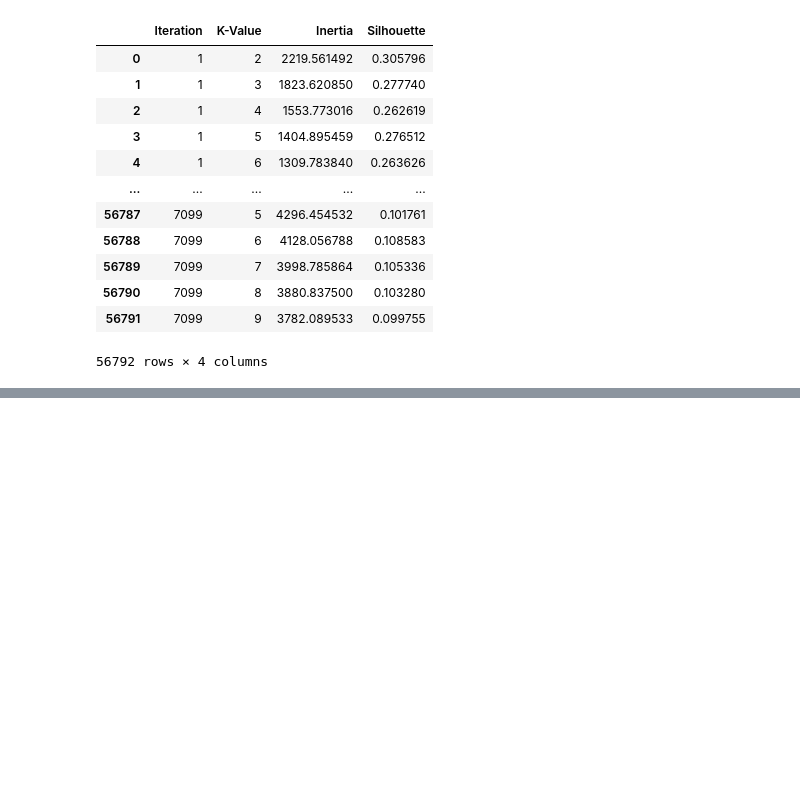
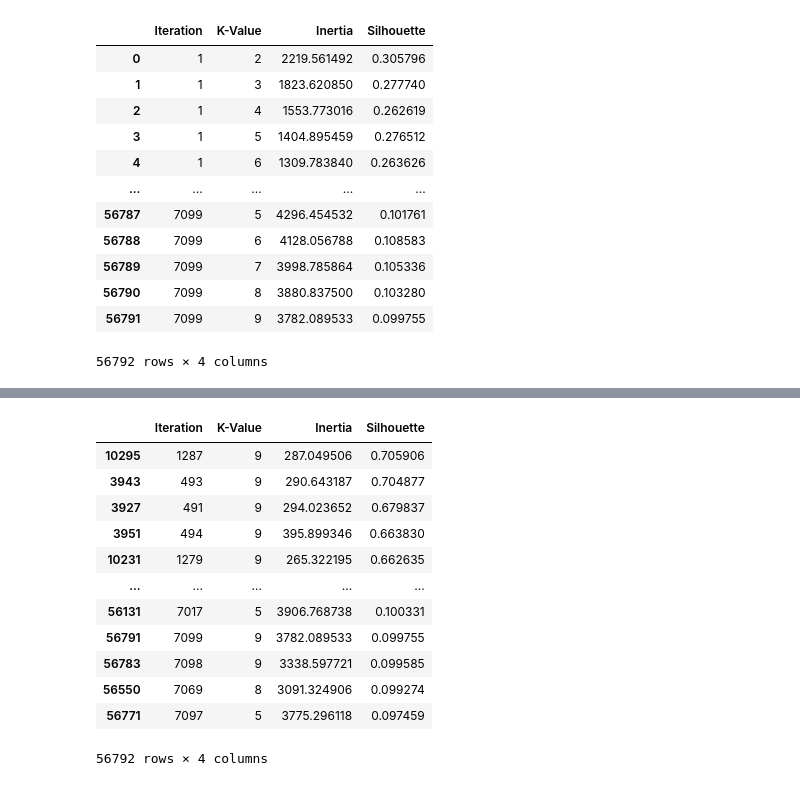
Before and after one commit to IgnacioGB1990/Data_Desafio, a Jupyter notebook: Cleaning/column_selection.ipynb, the cells around one changed output, grey strips where cells are left out. Cells and saved outputs as stored; diff of their text form; code cells hidden in the pictures; blank space fills up the shorter version.

```diff
--- a/Cleaning/column_selection.ipynb
+++ b/Cleaning/column_selection.ipynb
@@ -290,0 +333,16 @@ all
+# %%
+df_sorted
+# %% [output]
+|  | Iteration | K-Value | Inertia | Silhouette |
+| 10295 | 1287 | 9 | 287.049506 | 0.705906 |
+| 3943 | 493 | 9 | 290.643187 | 0.704877 |
+| 3927 | 491 | 9 | 294.023652 | 0.679837 |
+| 3951 | 494 | 9 | 395.899346 | 0.663830 |
+| 10231 | 1279 | 9 | 265.322195 | 0.662635 |
+| ... | ... | ... | ... | ... |
+| 56131 | 7017 | 5 | 3906.768738 | 0.100331 |
+| 56791 | 7099 | 9 | 3782.089533 | 0.099755 |
+| 56783 | 7098 | 9 | 3338.597721 | 0.099585 |
+| 56550 | 7069 | 8 | 3091.324906 | 0.099274 |
+| 56771 | 7097 | 5 | 3775.296118 | 0.097459 |
+56792 rows × 4 columns
```
Also changed, not shown: parts of 7 cells of this notebook, 2 other files.
